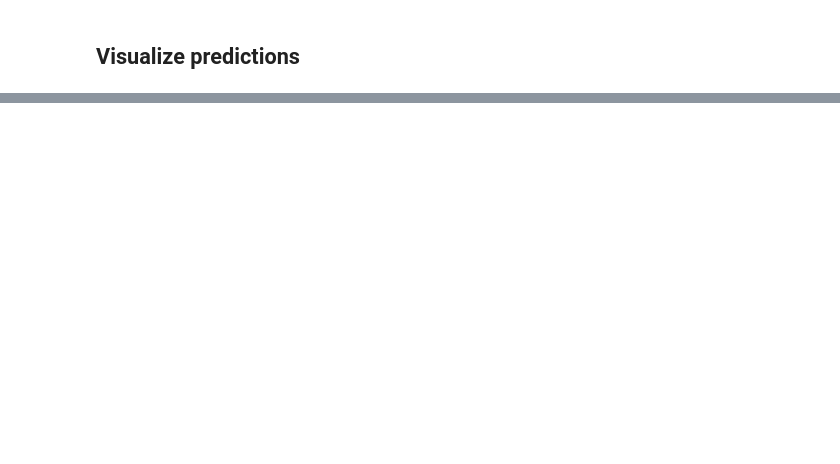
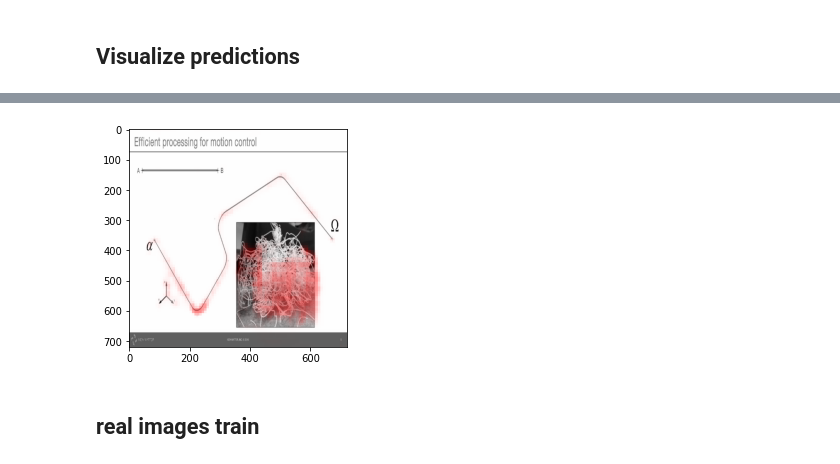
Before and after one commit to kanstancin/classifiers, a Jupyter notebook: segment.ipynb, the cells around one changed output, grey strips where cells are left out. Cells and saved outputs as stored; diff of their text form; code cells hidden in the pictures; blank space fills up the shorter version.

Commit message:
real imgs

```diff
--- a/segment.ipynb
+++ b/segment.ipynb
@@ -629,0 +701,7 @@ ax[1, 1].hist(mask_pred.reshape(-1), bins=20, range=[0, 1]);
+# %%
+plt.imshow(img_pred, vmin=0, vmax=255.0)
+plt.savefig("1.png")
+# %% [output]
+[figure, added]
+# %% [markdown]
+## real images train
```
Also changed, not shown: parts of 23 cells of this notebook.
